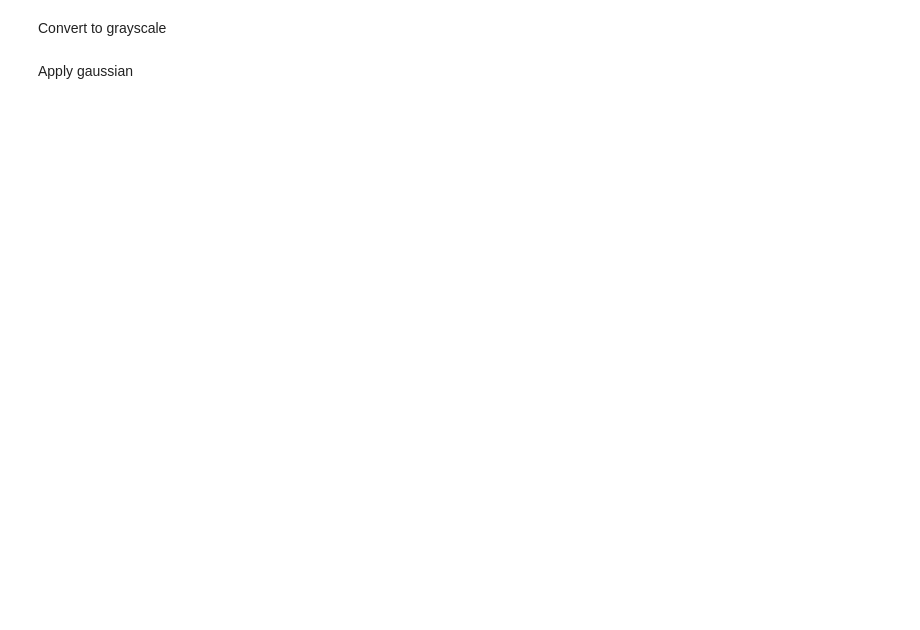
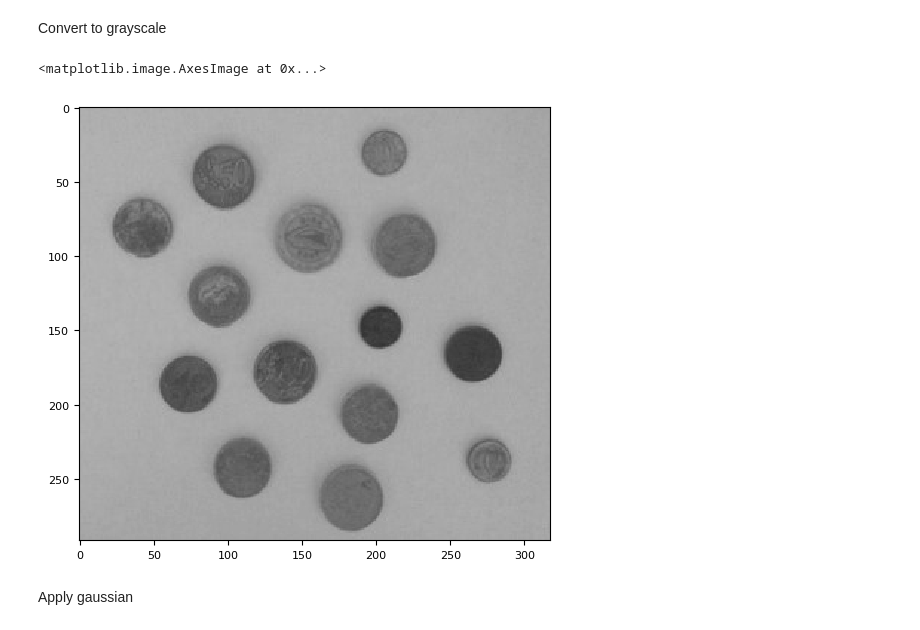
Before and after one commit to Waranika/DCU-EE425-IPA, a Jupyter notebook: IPA1/IPA1_example_2.ipynb, the cells around one changed output. Saved outputs shown, nothing was run; the diff lists cells and outputs as text; code cells hidden in the pictures; blank space fills up the shorter version.

```diff
--- a/IPA1/IPA1_example_2.ipynb
+++ b/IPA1/IPA1_example_2.ipynb
@@ -16,3 +21,8 @@ image = rgb2gray(image)
+# %%
+io.imshow(image2)
+# %% [output]
+<matplotlib.image.AxesImage at 0x...>
+[figure, added]
 # %% [markdown]
 Apply gaussian
 # %%
```
Also changed, not shown: parts of 15 cells of this notebook.
